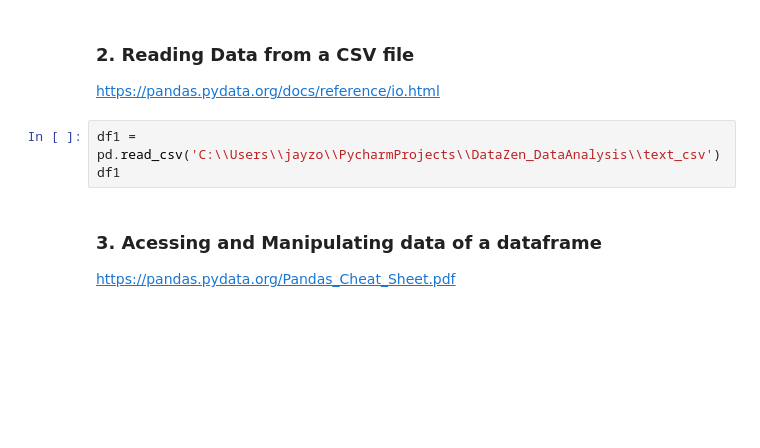
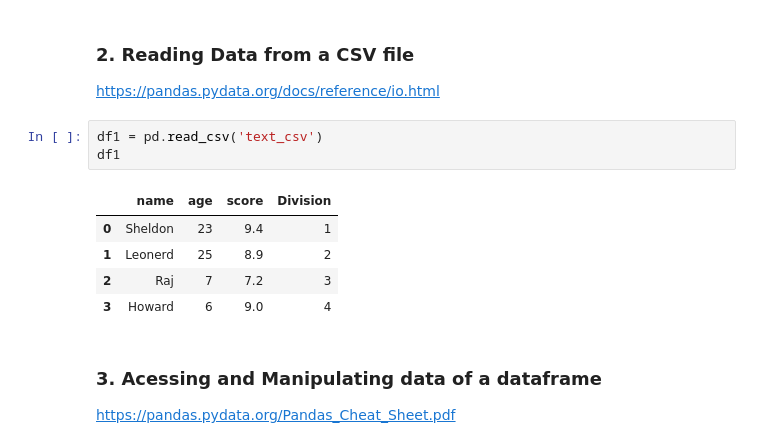
Before and after one commit to DataZenSomaiya/14_days_challenge, a Jupyter notebook: Track 1/DataZen_DataAnalysis_1.ipynb, the cells around one changed output. Cells and saved outputs as stored; diff of their text form; blank space fills up the shorter version.

```diff
--- a/Track 1/DataZen_DataAnalysis_1.ipynb
+++ b/Track 1/DataZen_DataAnalysis_1.ipynb
@@ -51,8 +51,14 @@ print(df)
 ### 2. Reading Data from a CSV file
 https://pandas.pydata.org/docs/reference/io.html
 # %%
-df1 = pd.read_csv('C:\\Users\\jayzo\\PycharmProjects\\DataZen_DataAnalysis\\text_csv')
+df1 = pd.read_csv('text_csv')
 df1
+# %% [output]
+|  | name | age | score | Division |
+| 0 | Sheldon | 23 | 9.4 | 1 |
+| 1 | Leonerd | 25 | 8.9 | 2 |
+| 2 | Raj | 7 | 7.2 | 3 |
+| 3 | Howard | 6 | 9.0 | 4 |
 # %% [markdown]
 ### 3. Acessing and Manipulating data of a dataframe
 https://pandas.pydata.org/Pandas_Cheat_Sheet.pdf
```
Also changed, not shown: parts of 11 cells of this notebook, 1 other file.
